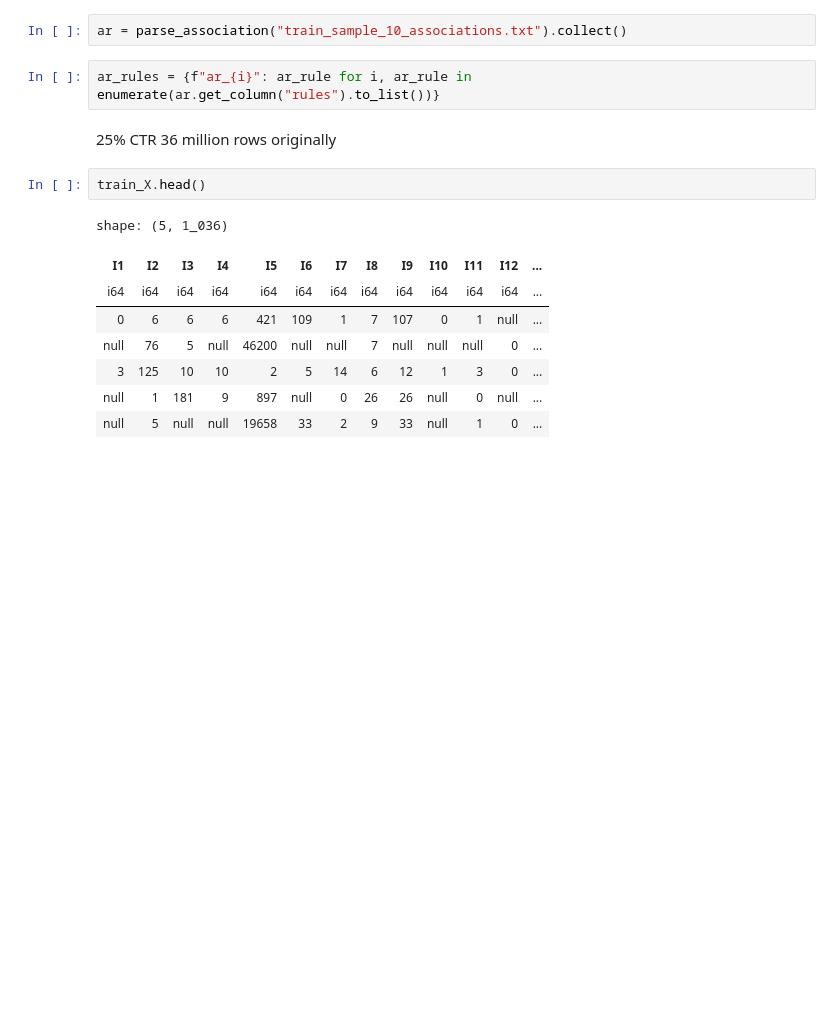
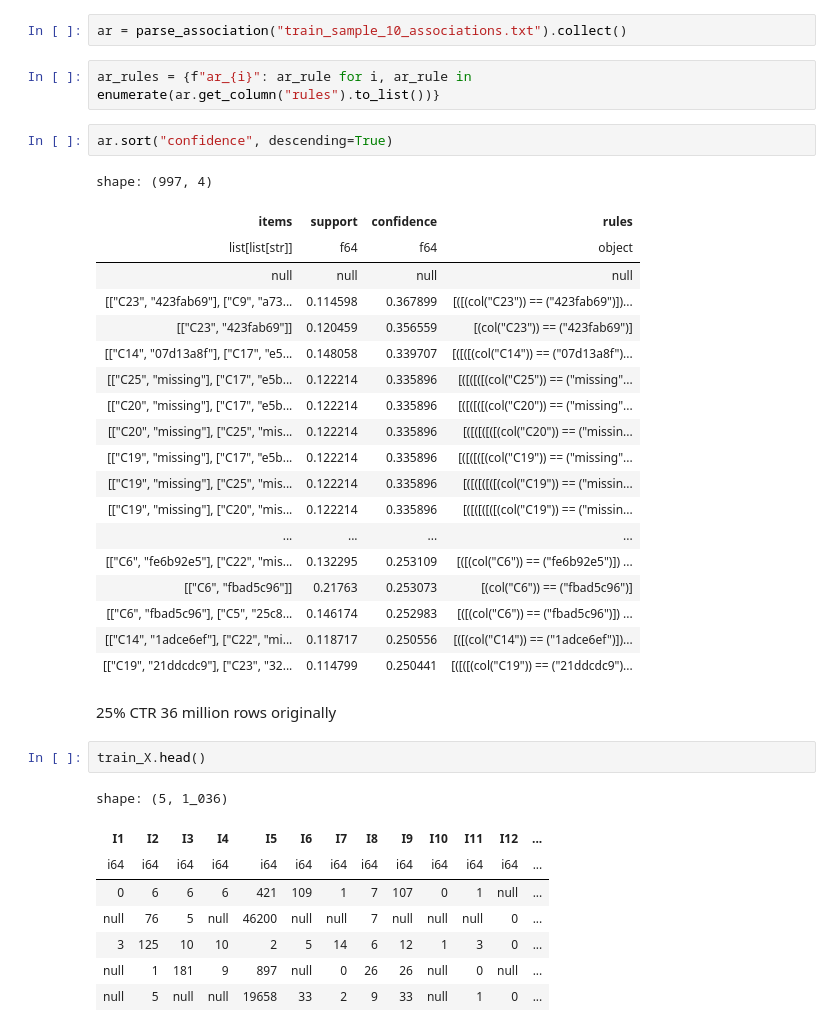
Before and after one commit to seanv507/criteo_boost, a Jupyter notebook: criteo.ipynb, the cells around one changed output. Saved outputs shown, nothing was run; the diff lists cells and outputs as text; blank space fills up the shorter version.

```diff
--- a/criteo.ipynb
+++ b/criteo.ipynb
@@ -308,6 +580,28 @@ Wall time: 31.2 s
 ar = parse_association("train_sample_10_associations.txt").collect()
 # %%
 ar_rules = {f"ar_{i}": ar_rule for i, ar_rule in enumerate(ar.get_column("rules").to_list())}
+# %%
+ar.sort("confidence", descending=True)
+# %% [output]
+shape: (997, 4)
+| items | support | confidence | rules |
+| list[list[str]] | f64 | f64 | object |
+| null | null | null | null |
+| [["C23", "423fab69"], ["C9", "a73... | 0.114598 | 0.367899 | [([(col("C23")) == ("423fab69")])... |
+| [["C23", "423fab69"]] | 0.120459 | 0.356559 | [(col("C23")) == ("423fab69")] |
+| [["C14", "07d13a8f"], ["C17", "e5... | 0.148058 | 0.339707 | [([([(col("C14")) == ("07d13a8f")... |
+| [["C25", "missing"], ["C17", "e5b... | 0.122214 | 0.335896 | [([([([(col("C25")) == ("missing"... |
+| [["C20", "missing"], ["C17", "e5b... | 0.122214 | 0.335896 | [([([([(col("C20")) == ("missing"... |
+| [["C20", "missing"], ["C25", "mis... | 0.122214 | 0.335896 | [([([([([(col("C20")) == ("missin... |
+| [["C19", "missing"], ["C17", "e5b... | 0.122214 | 0.335896 | [([([([(col("C19")) == ("missing"... |
+| [["C19", "missing"], ["C25", "mis... | 0.122214 | 0.335896 | [([([([([(col("C19")) == ("missin... |
+| [["C19", "missing"], ["C20", "mis... | 0.122214 | 0.335896 | [([([([([(col("C19")) == ("missin... |
+| ... | ... | ... | ... |
+| [["C6", "fe6b92e5"], ["C22", "mis... | 0.132295 | 0.253109 | [([(col("C6")) == ("fe6b92e5")]) ... |
+| [["C6", "fbad5c96"]] | 0.21763 | 0.253073 | [(col("C6")) == ("fbad5c96")] |
+| [["C6", "fbad5c96"], ["C5", "25c8... | 0.146174 | 0.252983 | [([(col("C6")) == ("fbad5c96")]) ... |
+| [["C14", "1adce6ef"], ["C22", "mi... | 0.118717 | 0.250556 | [([(col("C14")) == ("1adce6ef")])... |
+| [["C19", "21ddcdc9"], ["C23", "32... | 0.114799 | 0.250441 | [([([(col("C19")) == ("21ddcdc9")... |
 # %% [markdown]
 25% CTR 36 million rows originally
 # %%
```
Also changed, not shown: parts of 177 cells of this notebook, 1 other file.
